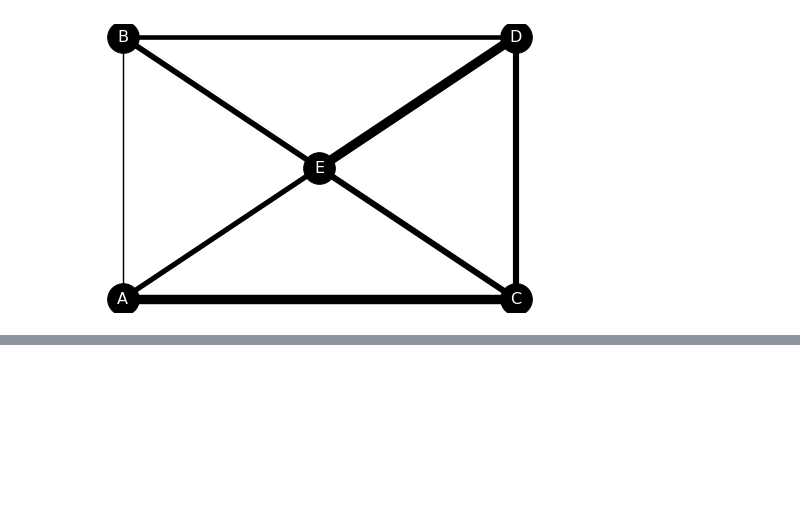
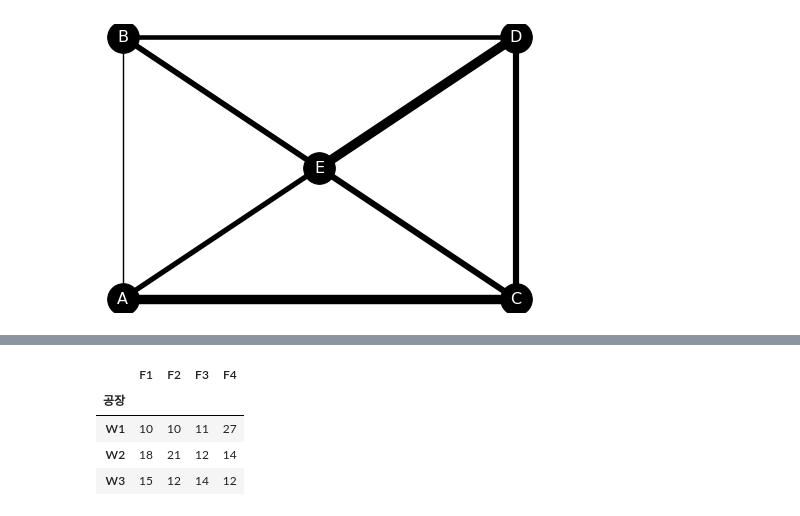
Before and after one commit to zeruel91/DataAnalysis, a Jupyter notebook: 물류의최적경로.ipynb, the cells around one changed output, grey strips where cells are left out. Saved outputs shown, nothing was run; the diff lists cells and outputs as text; code cells hidden in the pictures; blank space fills up the shorter version.

```diff
--- a/물류의최적경로.ipynb
+++ b/물류의최적경로.ipynb
@@ -336,0 +428,13 @@ nx.draw(G, pos, with_labels=True, font_size = 16, node_size=1000, node_color='k'
+# %%
+import pandas as pd
+
+df_tr = pd.read_csv('trans_route.csv', index_col="공장")
+df_tc = pd.read_csv('trans_cost.csv', index_col="공장")
+# %%
+df_tc
+# %% [output]
+|  | F1 | F2 | F3 | F4 |
+| 공장 |  |  |  |  |
+| W1 | 10 | 10 | 11 | 27 |
+| W2 | 18 | 21 | 12 | 14 |
+| W3 | 15 | 12 | 14 | 12 |
```
Also changed, not shown: parts of 27 cells of this notebook.
